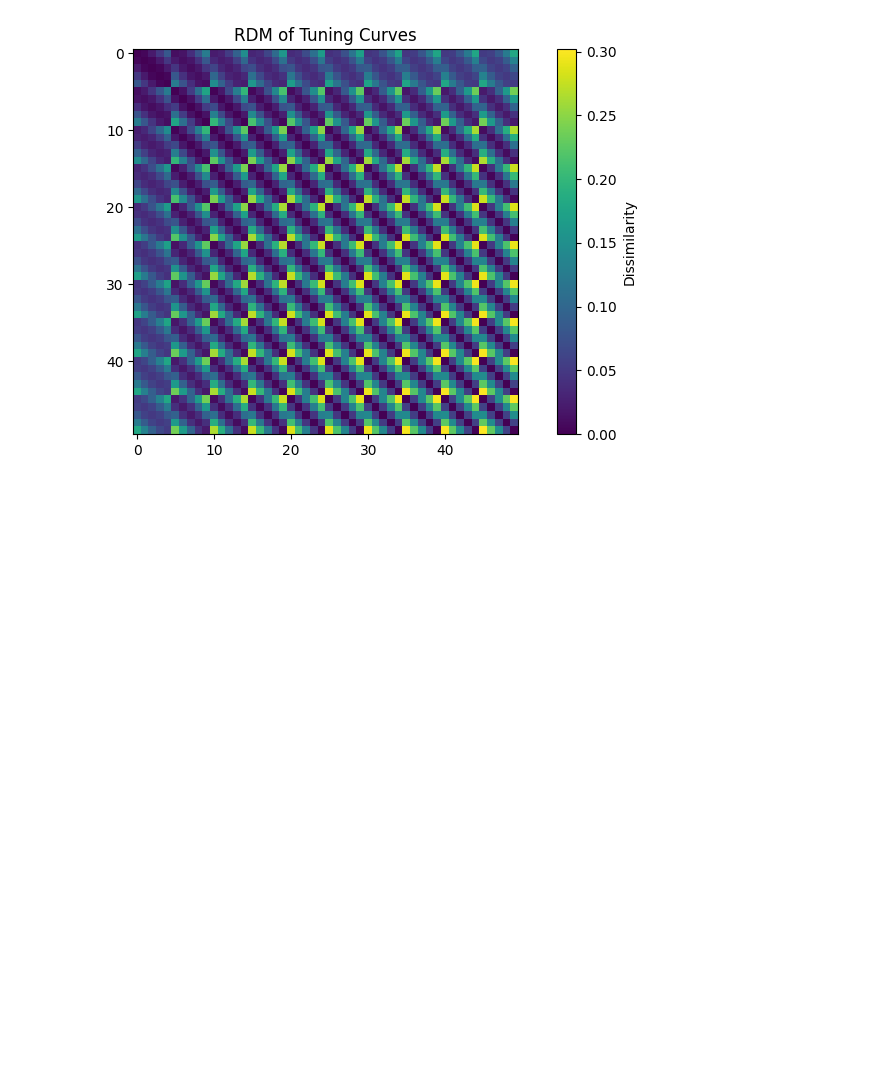
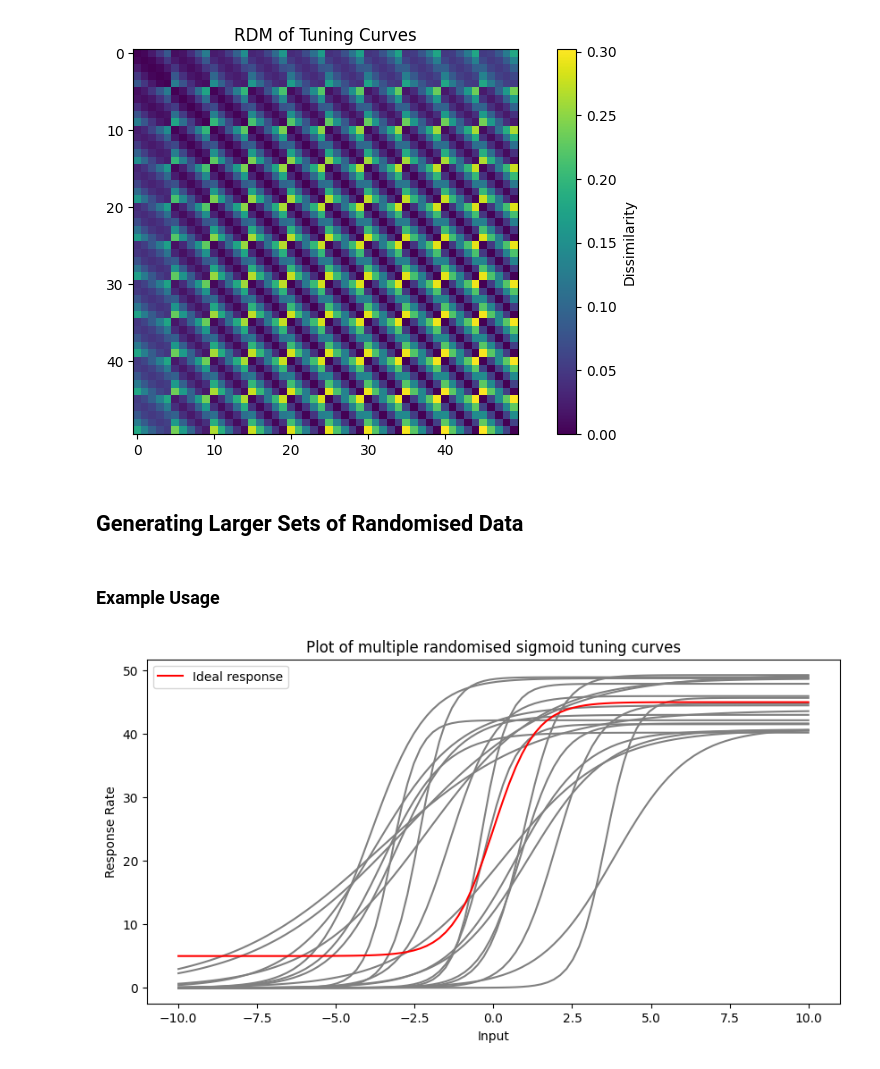
Before and after one commit to rates37/Build-Your-Own-Embedding, a Jupyter notebook: notebooks/neuronal_tuning_curves.ipynb, the cells around one changed output. Drawn from its saved outputs; the diff is of its cells as text; code cells hidden in the pictures; blank space fills up the shorter version.

```diff
--- a/notebooks/neuronal_tuning_curves.ipynb
+++ b/notebooks/neuronal_tuning_curves.ipynb
@@ -320,3 +320,5 @@ rdm = compute_RDM(curves)
 plot_rdm(rdm)
 # %% [output]
 [figure]
+# %% [markdown]
+## Generating Larger Sets of Randomised Data
@@ -322,0 +351,28 @@ plot_rdm(rdm)
+# %% [markdown]
+### Example Usage
+# %%
+# testing random curve generation:
+randomSigmoidCurves: List[np.ndarray] = generate_random_sigmoid_curves(
+    x=np.linspace(-5, 5, 100),
+    nCurves=20,
+    parameters=[
+        (0.5, 5),  # steepness is in range from 0.5 to 5
+        (-2, 2),  # pivot is in range from -2 to 2
+        (40, 50),  # max response value is in range from 40 to 50
+        0  # minimum response value is fixed constant 0
+    ]  # these parameters are in the same order that they are passed to the sigmoid_tuning function
+)
+
+idealResponse: np.ndarray = sigmoid_tuning(np.linspace(-5, 5, 100), 3, 0, 45, 5)
+
+fig: plt.Figure = plt.figure(figsize=(10,5))
+for curve in randomSigmoidCurves:
+    plt.plot(x, curve, '-', color="gray")
+plt.plot(x, idealResponse, '-', color="red", label=r"Ideal response")
+plt.xlabel(r"Input")
+plt.ylabel(r"Response Rate")
+plt.title(r"Plot of multiple randomised sigmoid tuning curves")
+plt.legend()
+plt.show()
+# %% [output]
+[figure, added]
```
Also changed, not shown: parts of 7 cells of this notebook.
